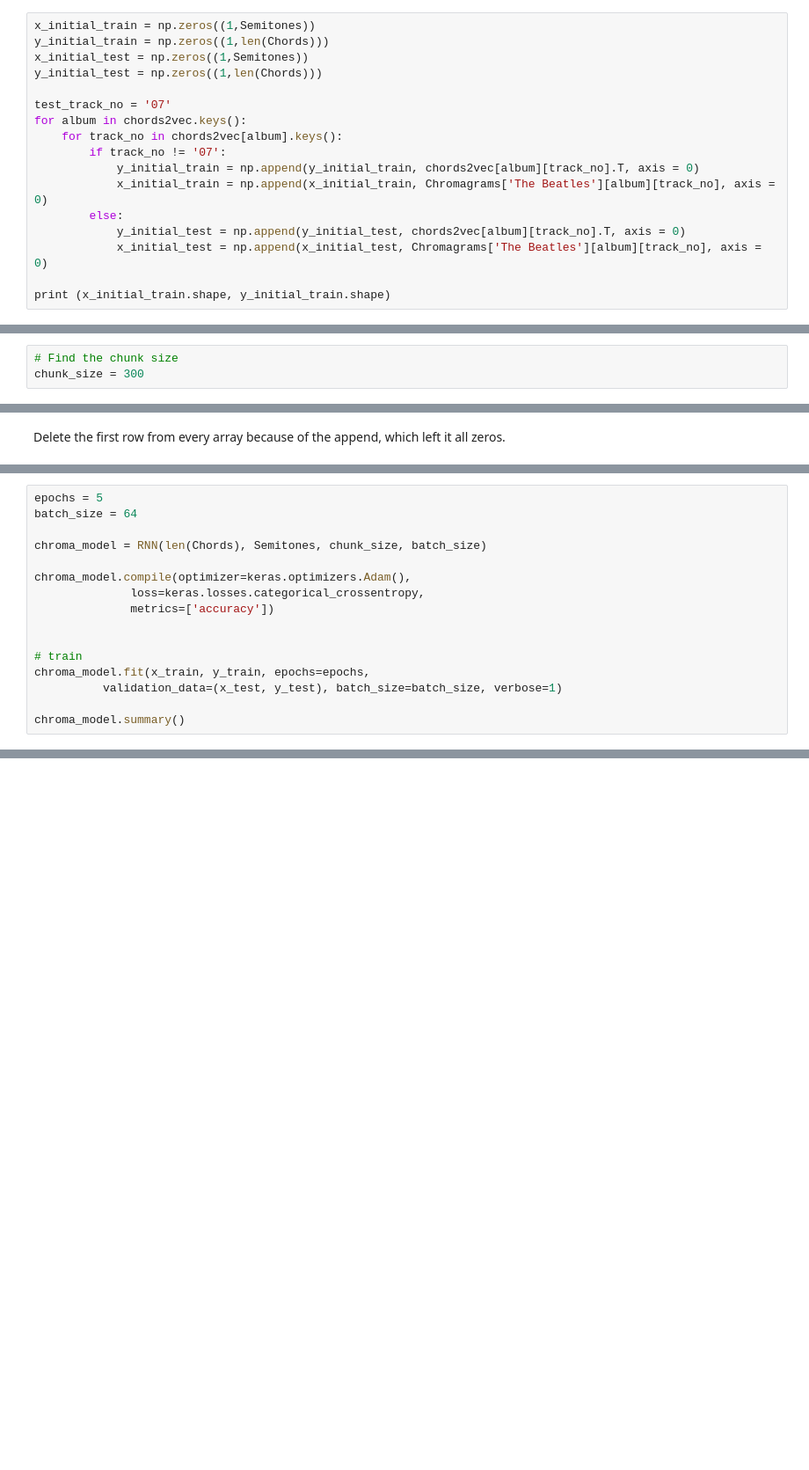
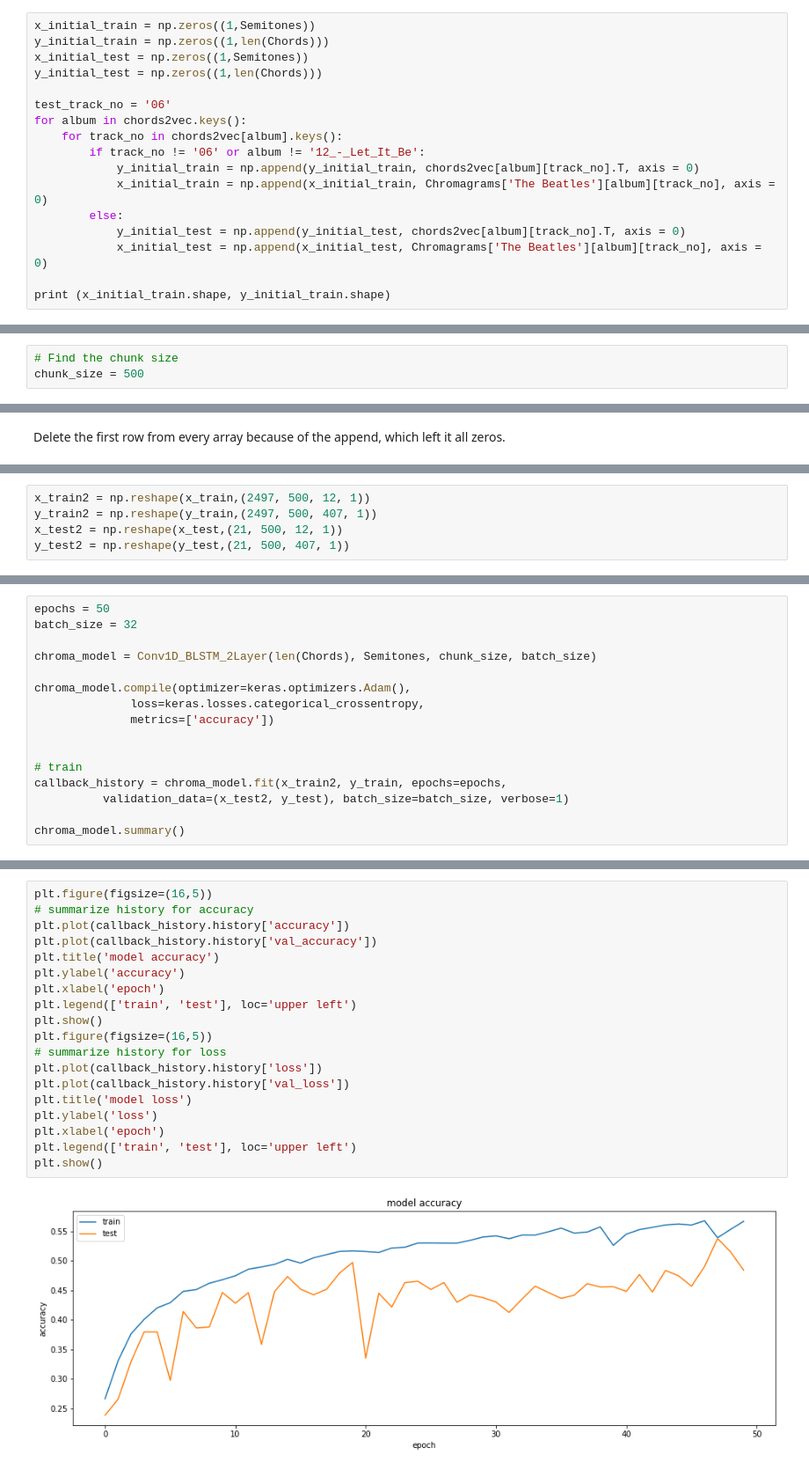
Before and after one commit to taslanidis/Audio-Chord-Recognition, a Jupyter notebook: Annotation_Mapping.ipynb, the cells around one changed output, grey strips where cells are left out. Shown: that part at 88% size. Saved outputs shown, nothing was run; the diff lists cells and outputs as text; blank space fills up the shorter version.

Commit message:
Chromagrams Model

```diff
--- a/Annotation_Mapping.ipynb
+++ b/Annotation_Mapping.ipynb
@@ -209,10 +209,10 @@ y_initial_train = np.zeros((1,len(Chords)))
 x_initial_test = np.zeros((1,Semitones))
 y_initial_test = np.zeros((1,len(Chords)))
 
-test_track_no = '07'
+test_track_no = '06'
 for album in chords2vec.keys():
     for track_no in chords2vec[album].keys():
-        if track_no != '07':
+        if track_no != '06' or album != '12_-_Let_It_Be':
             y_initial_train = np.append(y_initial_train, chords2vec[album][track_no].T, axis = 0)
             x_initial_train = np.append(x_initial_train, Chromagrams['The Beatles'][album][track_no], axis = 0)
         else:
@@ -239,6 +239,6 @@ x_initial_test = scaler.transform(x_initial_test)
 <h4>Slicing</h4>
 # %%
 # Find the chunk size
-chunk_size = 300
+chunk_size = 500
 # %%
 # Slicing
@@ -309,0 +320,5 @@ def RNN(chords_num, frequencies_num, timesteps, batch_size):
+# %%
+x_train2 = np.reshape(x_train,(2497, 500, 12, 1))
+y_train2 = np.reshape(y_train,(2497, 500, 407, 1))
+x_test2 = np.reshape(x_test,(21, 500, 12, 1))
+y_test2 = np.reshape(y_test,(21, 500, 407, 1))
@@ -310,8 +409,8 @@ def RNN(chords_num, frequencies_num, timesteps, batch_size):
 # %%
-epochs = 5
-batch_size = 64
+epochs = 50
+batch_size = 32
 
-chroma_model = RNN(len(Chords), Semitones, chunk_size, batch_size)
+chroma_model = Conv1D_BLSTM_2Layer(len(Chords), Semitones, chunk_size, batch_size)
 
 chroma_model.compile(optimizer=keras.optimizers.Adam(),
               loss=keras.losses.categorical_crossentropy,
@@ -319,8 +418,8 @@ chroma_model.compile(optimizer=keras.optimizers.Adam(),
 
 
 # train
-chroma_model.fit(x_train, y_train, epochs=epochs,
-          validation_data=(x_test, y_test), batch_size=batch_size, verbose=1)
+callback_history = chroma_model.fit(x_train2, y_train, epochs=epochs,
+          validation_data=(x_test2, y_test), batch_size=batch_size, verbose=1)
 
 chroma_model.summary()
 # %% [output]
@@ -351,0 +477,21 @@ Final test loss and accuracy : [0.3615448770068941, 0.97749203]
+# %%
+plt.figure(figsize=(16,5))
+# summarize history for accuracy
+plt.plot(callback_history.history['accuracy'])
+plt.plot(callback_history.history['val_accuracy'])
+plt.title('model accuracy')
+plt.ylabel('accuracy')
+plt.xlabel('epoch')
+plt.legend(['train', 'test'], loc='upper left')
+plt.show()
+plt.figure(figsize=(16,5))
+# summarize history for loss
+plt.plot(callback_history.history['loss'])
+plt.plot(callback_history.history['val_loss'])
+plt.title('model loss')
+plt.ylabel('loss')
+plt.xlabel('epoch')
+plt.legend(['train', 'test'], loc='upper left')
+plt.show()
+# %% [output]
+[figure, added]
```
Also changed, not shown: parts of 27 cells of this notebook, 2 other files.
